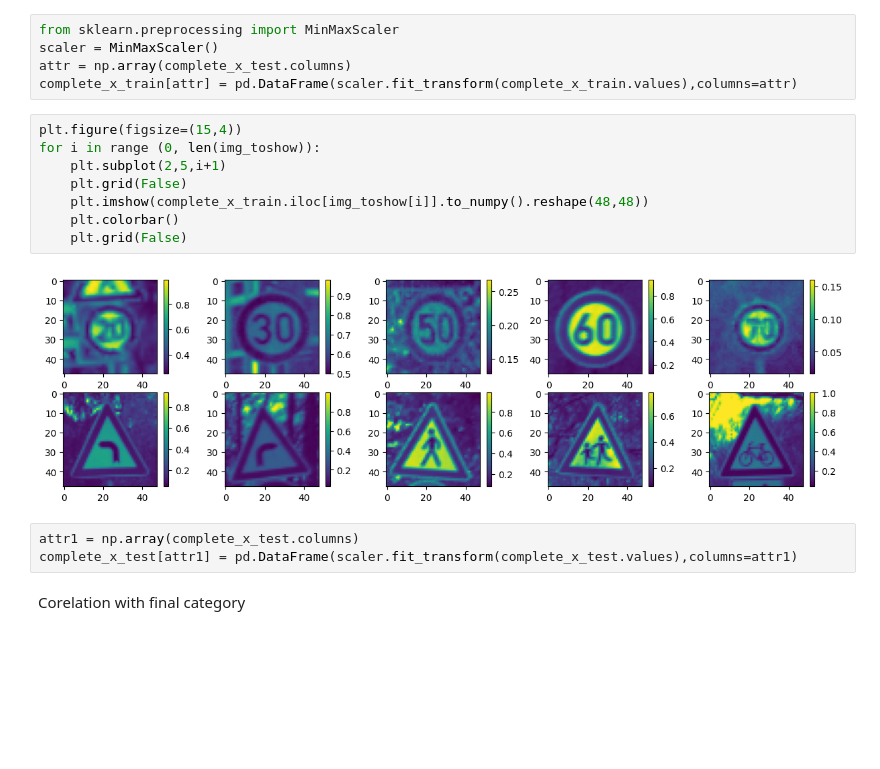
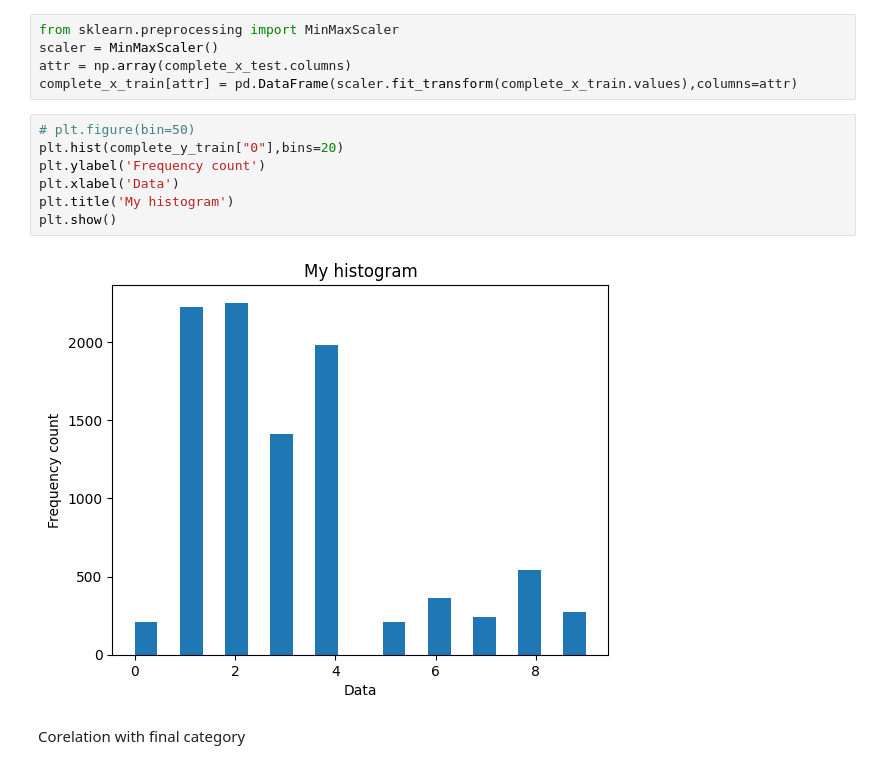
Before and after one commit to Danish3848/F20DL, a Jupyter notebook: CW/Coursework1Notebook.ipynb, the cells around one changed output. Cells and saved outputs as stored; diff of their text form; blank space fills up the shorter version.

```diff
--- a/CW/Coursework1Notebook.ipynb
+++ b/CW/Coursework1Notebook.ipynb
@@ -201,19 +200,15 @@ from sklearn.preprocessing import MinMaxScaler
 scaler = MinMaxScaler()
 attr = np.array(complete_x_test.columns)
 complete_x_train[attr] = pd.DataFrame(scaler.fit_transform(complete_x_train.values),columns=attr)
-# %%
-plt.figure(figsize=(15,4))
-for i in range (0, len(img_toshow)):
-    plt.subplot(2,5,i+1)
-    plt.grid(False)
-    plt.imshow(complete_x_train.iloc[img_toshow[i]].to_numpy().reshape(48,48))
-    plt.colorbar()
-    plt.grid(False)
-# %% [output]
-[figure, removed]
-# %%
-attr1 = np.array(complete_x_test.columns)
-complete_x_test[attr1] = pd.DataFrame(scaler.fit_transform(complete_x_test.values),columns=attr1)
+# %%
+# plt.figure(bin=50)
+plt.hist(complete_y_train["0"],bins=20)
+plt.ylabel('Frequency count')
+plt.xlabel('Data')
+plt.title('My histogram')
+plt.show()
+# %% [output]
+[figure, added]
 # %% [markdown]
 Corelation with final category
 # %%
```
Also changed, not shown: parts of 13 cells of this notebook, 1 other file.
